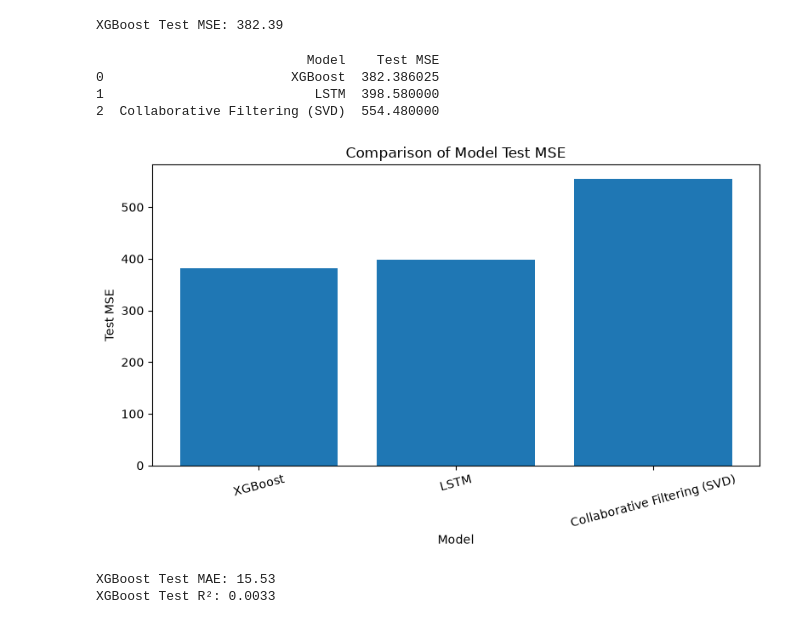
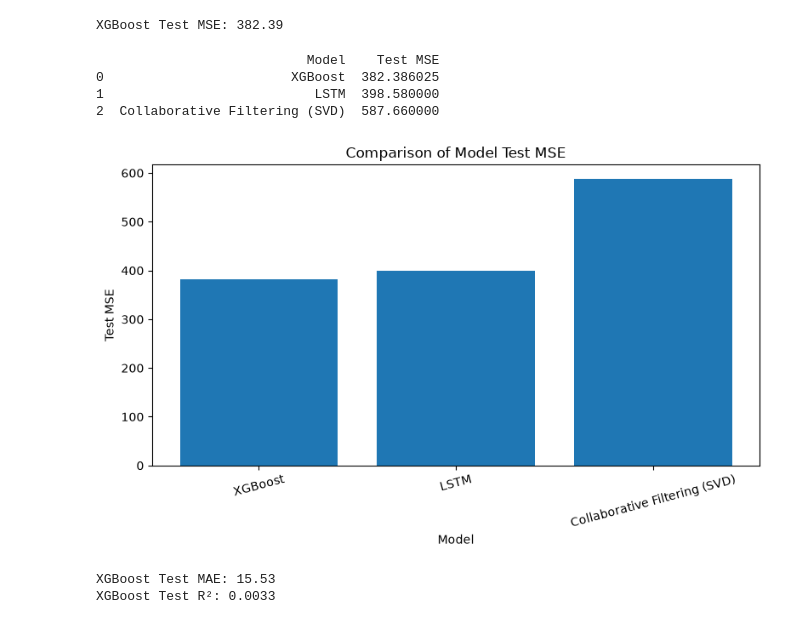
Before and after one commit to SSK1703/nba_sports_gambling, a Jupyter notebook: notebooks/04_model_training/XGBoost.ipynb, the cells around one changed output. Saved outputs shown, nothing was run; the diff lists cells and outputs as text; code cells hidden in the pictures.

```diff
--- a/notebooks/04_model_training/XGBoost.ipynb
+++ b/notebooks/04_model_training/XGBoost.ipynb
@@ -164,36 +164,36 @@ XGBoost Test MSE: 382.39
 comparison = pd.DataFrame({
     "Model": [
         "Collaborative Filtering (SVD)",
         "LSTM",
         "XGBoost"
     ],
     "Test MSE": [
-        554.48,
+        587.66,
         398.58,
         xgb_test_mse
     ]
 })
 
 comparison = comparison.sort_values(
     by="Test MSE"
 ).reset_index(drop=True)
 
 print(comparison)
 
 plt.figure(figsize=(8, 5))
 plt.bar(comparison["Model"], comparison["Test MSE"])
 plt.xlabel("Model")
 plt.ylabel("Test MSE")
 plt.title("Comparison of Model Test MSE")
 plt.xticks(rotation=15)
 plt.tight_layout()
 plt.show()
 # %% [output]
                            Model    Test MSE
 0                        XGBoost  382.386025
 1                           LSTM  398.580000
-2  Collaborative Filtering (SVD)  554.480000
+2  Collaborative Filtering (SVD)  587.660000
-[figure, old version]
+[figure, new version]
 # %%
 
 # Additional evaluation metrics
```
